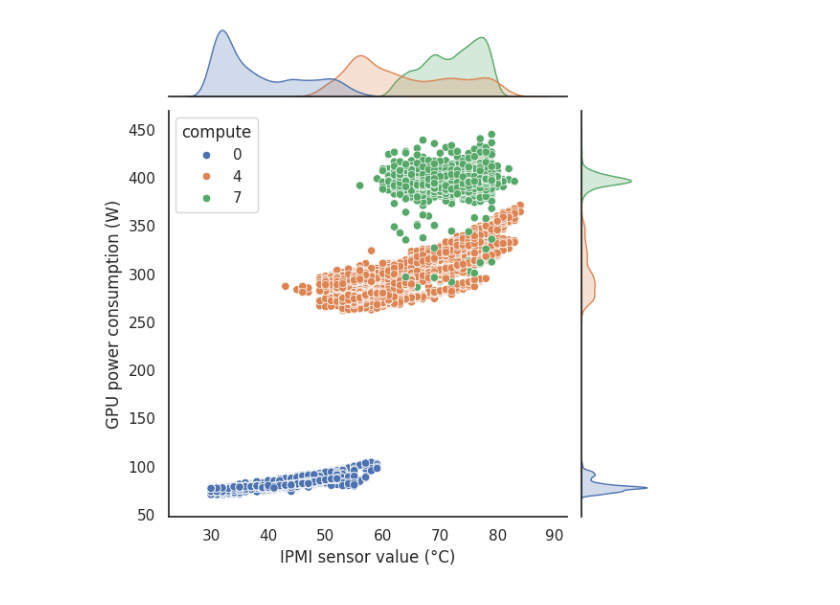
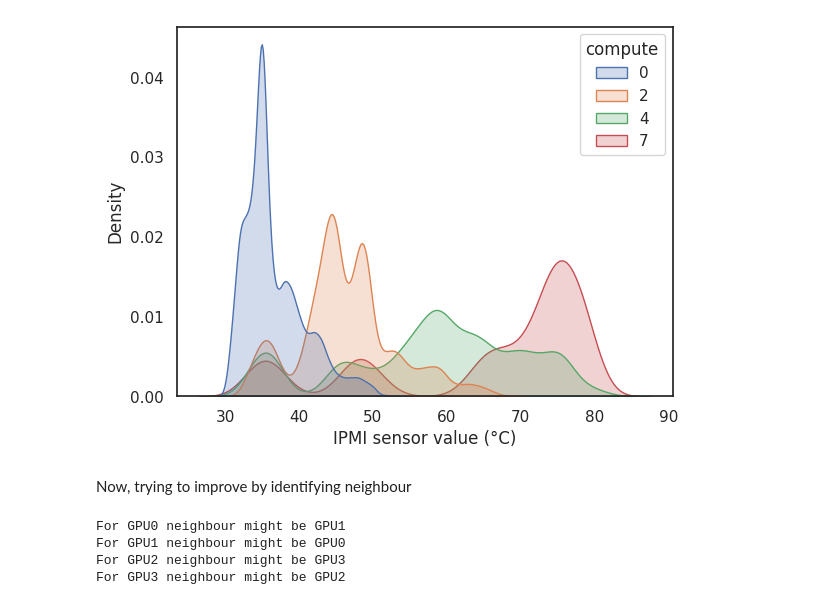
Before and after one commit to jacquetpi/cloud-gpu-manager, a Jupyter notebook: notebooks/passthroug-investig.ipynb, the cells around one changed output. Cells and saved outputs as stored; diff of their text form; code cells hidden in the pictures.

```diff
--- a/notebooks/passthroug-investig.ipynb
+++ b/notebooks/passthroug-investig.ipynb
@@ -94,7 +102,30 @@ plt.gcf().savefig('figures/combination-ci-ipmi.pdf', bbox_inches='tight')
-# %%
-g = sns.jointplot(dataset_domains, x="sensor", y="SMI_power.draw", hue="compute", kind='scatter')
-g.set_axis_labels("IPMI sensor value (°C)", "GPU power consumption (W)")
-plt.gcf().savefig('figures/static-dyn-comparison.pdf', bbox_inches='tight')
-plt.gcf().savefig('figures/combination-ci-ipmi-overview.pdf', bbox_inches='tight')
-# %% [output]
-[figure, removed]
+# %%
+g = sns.kdeplot(dataset_domains, x="sensor", hue="compute", fill=True)
+g.set(xlabel='IPMI sensor value (°C)', ylabel='Density')
+plt.gcf().savefig('figures/combination-ci-ipmi-density.pdf', bbox_inches='tight')
+# %% [output]
+[figure, added]
+# %% [markdown]
+Now, trying to improve by identifying neighbour
+# %%
+corr_neighbour = dataset[ipmi_correlation.values()].dropna().corr(method = 'spearman').rename(dict((v,k) for k,v in ipmi_correlation.items())).rename(dict((v,k) for k,v in ipmi_correlation.items()), axis=1)
+
+neighbour = {}
+for gpu in domain:
+    neighbour_gpu = corr_neighbour[corr_neighbour.index != gpu][gpu].idxmax()
+    neighbour[gpu] = ipmi_correlation[neighbour_gpu]
+    print('For', gpu, 'neighbour might be', neighbour_gpu)
+
+def attach_neighbour_value(row):
+    if row['domain'] not in neighbour.keys(): return None
+    return dataset[(dataset["timestamp"] == row["timestamp"]) & (dataset["CONST_context"] == row["CONST_context"]) & (dataset["domain"] == "GPU-X")][neighbour[row["domain"]]].values[0]
+
+dataset['neighbour'] = dataset.apply(lambda row : attach_neighbour_value(row), axis=1)
+dataset_domains = dataset.loc[dataset['domain'].isin(neighbour.keys())]
+dataset_domains['neighbour_delta'] = dataset_domains.apply(lambda row : row['neighbour'] - dataset[neighbour[row["domain"]]].min(), axis=1)
+dataset_domains['compute'] = dataset_domains.apply(lambda x : x['CONST_context'].split('|')[int(x['domain'].replace("GPU", ""))], axis=1)
+# %% [output]
+For GPU0 neighbour might be GPU1
+For GPU1 neighbour might be GPU0
+For GPU2 neighbour might be GPU3
+For GPU3 neighbour might be GPU2
```
Also changed, not shown: parts of 22 cells of this notebook, 4 other files.
